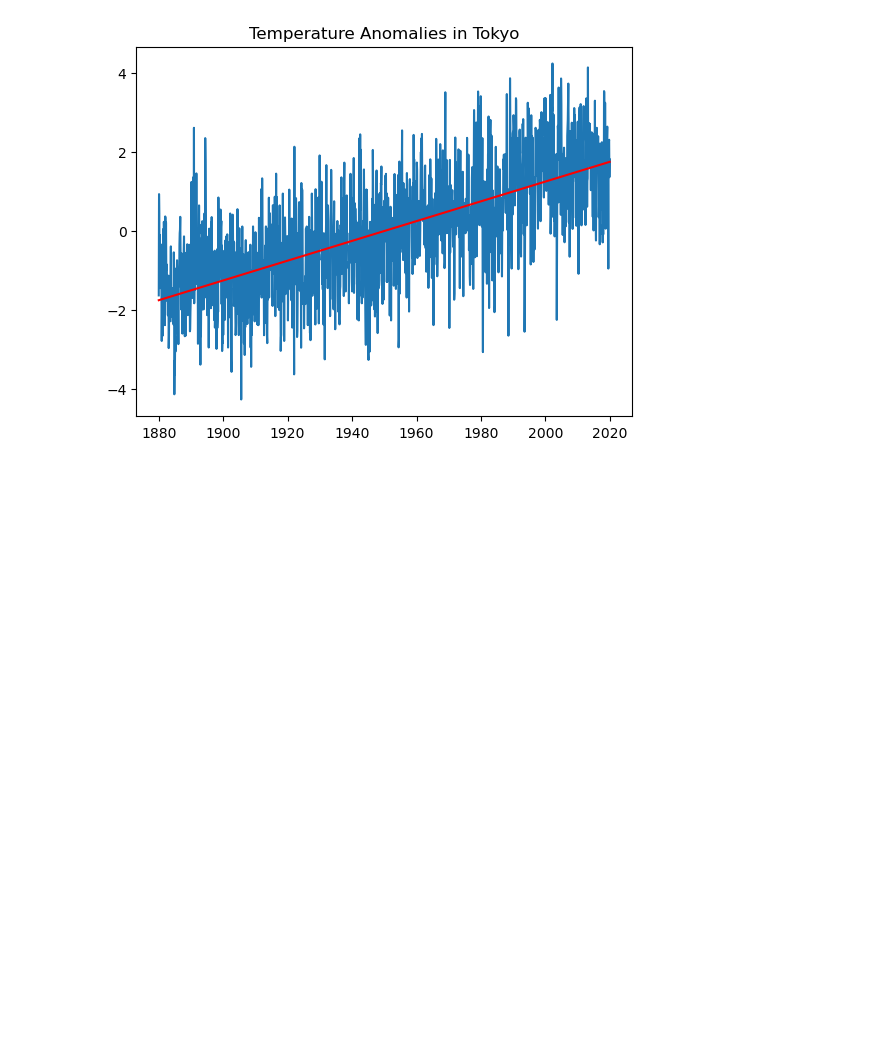
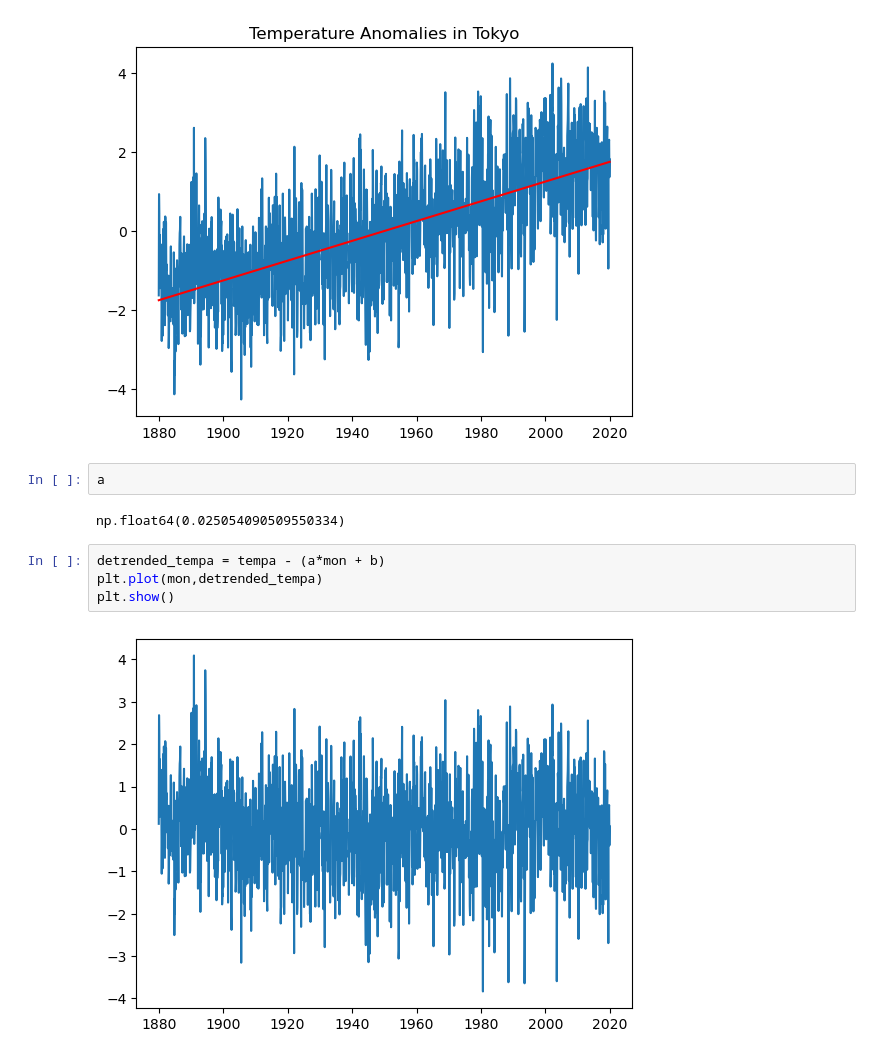
Before and after one commit to imkanata/my_first_python, a Jupyter notebook: python_basic/ca_5/5_1.ipynb, the cells around one changed output. Drawn from its saved outputs; the diff is of its cells as text; blank space fills up the shorter version.

```diff
--- a/python_basic/ca_5/5_1.ipynb
+++ b/python_basic/ca_5/5_1.ipynb
@@ -50,3 +50,13 @@ plt.title('Temperature Anomalies in Tokyo')
 plt.show()
 # %% [output]
 [figure]
+# %%
+a
+# %% [output]
+np.float64(0.025054090509550334)
+# %%
+detrended_tempa = tempa - (a*mon + b)
+plt.plot(mon,detrended_tempa)
+plt.show()
+# %% [output]
+[figure, added]
```
Also changed, not shown: parts of 5 cells of this notebook, 2 other files.
